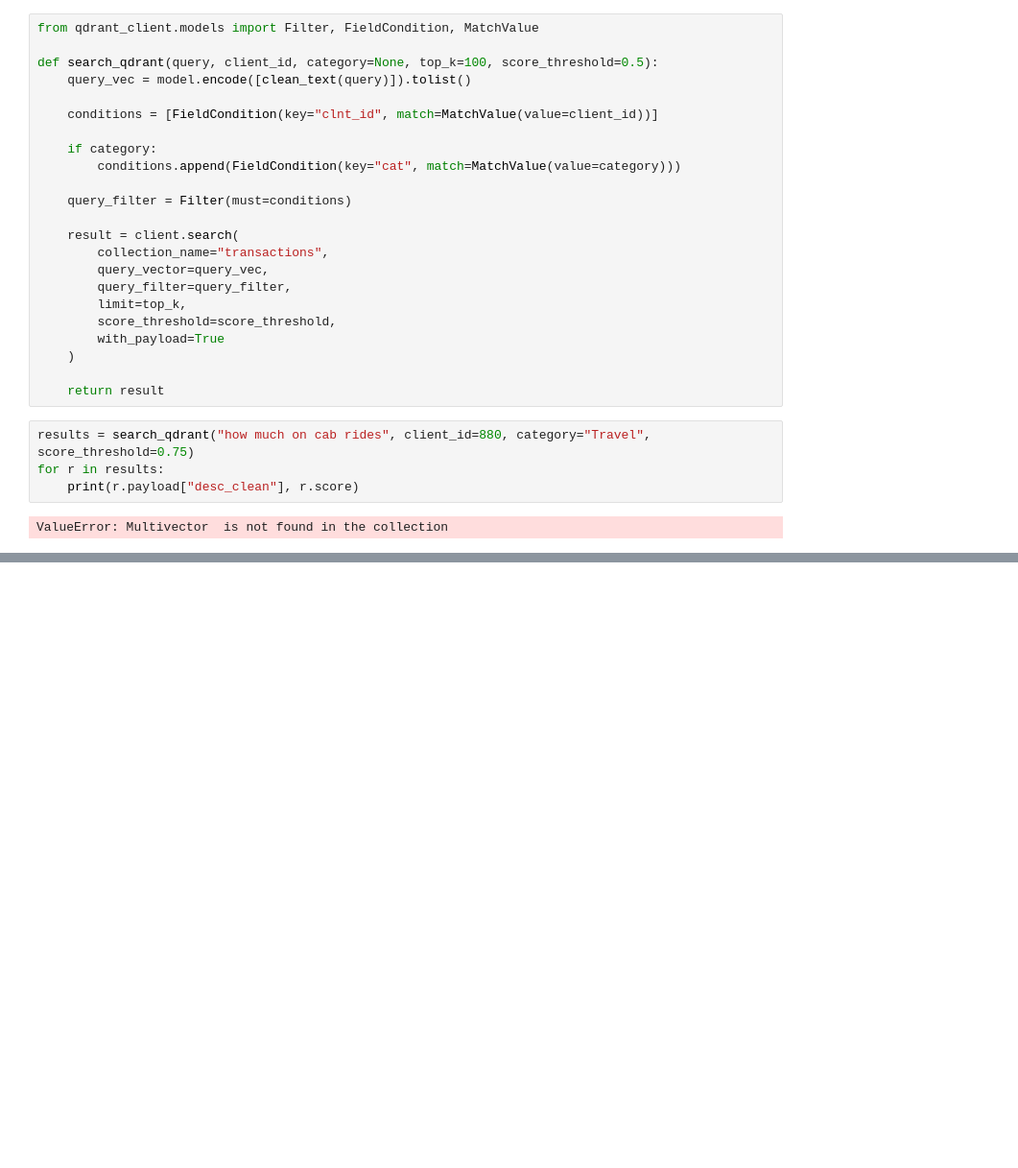
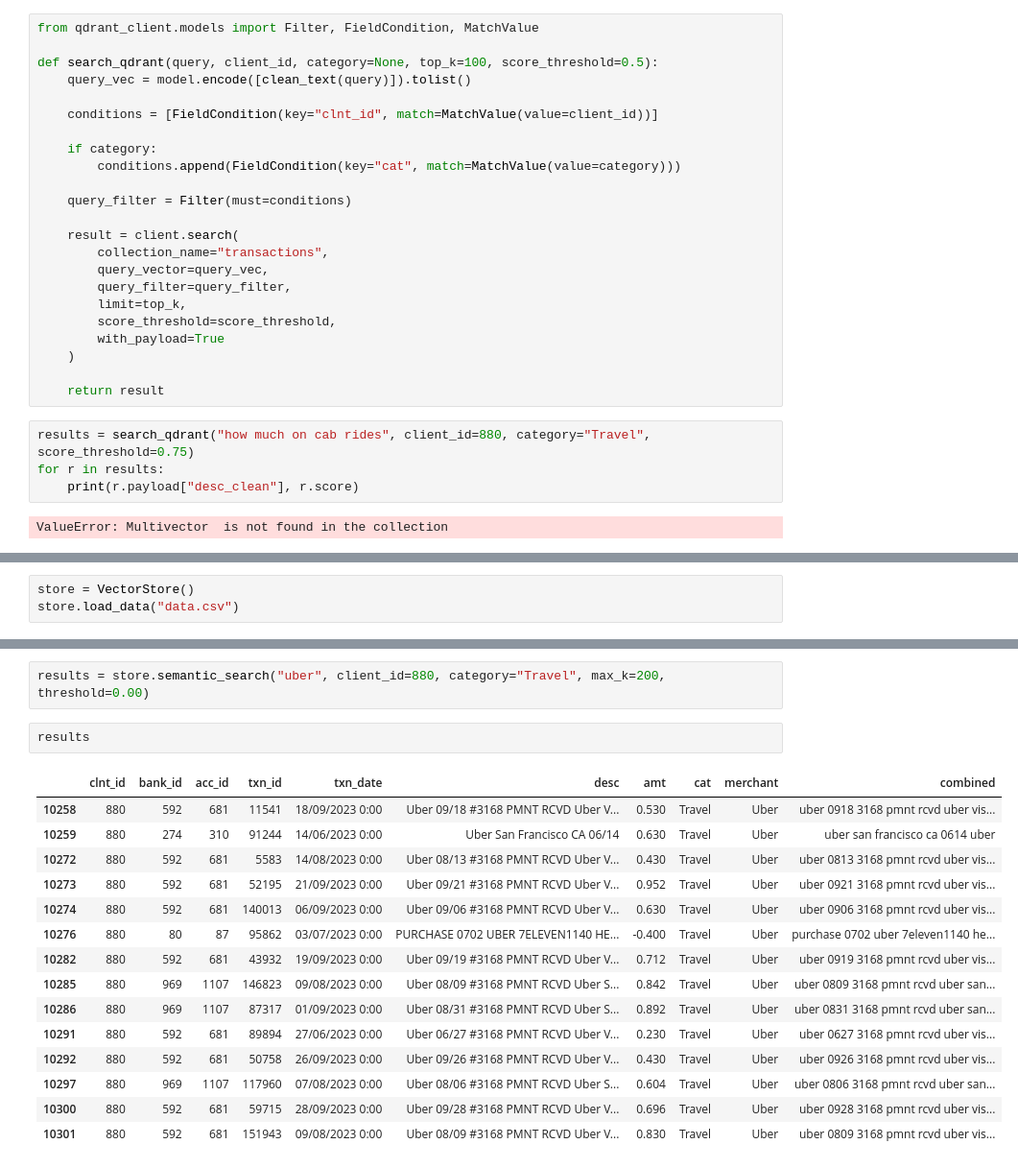
Before and after one commit to dineshram0212/bank-transaction-agent, a Jupyter notebook: data_retrival.ipynb, the cells around one changed output, grey strips where cells are left out. Shown: that part at 96% size. Drawn from its saved outputs; the diff is of its cells as text; blank space fills up the shorter version.

```diff
--- a/data_retrival.ipynb
+++ b/data_retrival.ipynb
@@ -514,0 +526,3 @@ ValueError: Multivector  is not found in the collection
+# %%
+store = VectorStore()
+store.load_data("data.csv")
@@ -514,0 +547,20 @@ ValueError: Multivector  is not found in the collection
+# %%
+results = store.semantic_search("uber", client_id=880, category="Travel", max_k=200, threshold=0.00)
+# %%
+results
+# %% [output]
+|  | clnt_id | bank_id | acc_id | txn_id | txn_date | desc | amt | cat | merchant | combined |
+| 10258 | 880 | 592 | 681 | 11541 | 18/09/2023 0:00 | Uber 09/18 #3168 PMNT RCVD Uber V... | 0.530 | Travel | Uber | uber 0918 3168 pmnt rcvd uber vis... |
+| 10259 | 880 | 274 | 310 | 91244 | 14/06/2023 0:00 | Uber San Francisco CA 06/14 | 0.630 | Travel | Uber | uber san francisco ca 0614 uber |
+| 10272 | 880 | 592 | 681 | 5583 | 14/08/2023 0:00 | Uber 08/13 #3168 PMNT RCVD Uber V... | 0.430 | Travel | Uber | uber 0813 3168 pmnt rcvd uber vis... |
+| 10273 | 880 | 592 | 681 | 52195 | 21/09/2023 0:00 | Uber 09/21 #3168 PMNT RCVD Uber V... | 0.952 | Travel | Uber | uber 0921 3168 pmnt rcvd uber vis... |
+| 10274 | 880 | 592 | 681 | 140013 | 06/09/2023 0:00 | Uber 09/06 #3168 PMNT RCVD Uber V... | 0.630 | Travel | Uber | uber 0906 3168 pmnt rcvd uber vis... |
+| 10276 | 880 | 80 | 87 | 95862 | 03/07/2023 0:00 | PURCHASE 0702 UBER 7ELEVEN1140 HE... | -0.400 | Travel | Uber | purchase 0702 uber 7eleven1140 he... |
+| 10282 | 880 | 592 | 681 | 43932 | 19/09/2023 0:00 | Uber 09/19 #3168 PMNT RCVD Uber V... | 0.712 | Travel | Uber | uber 0919 3168 pmnt rcvd uber vis... |
+| 10285 | 880 | 969 | 1107 | 146823 | 09/08/2023 0:00 | Uber 08/09 #3168 PMNT RCVD Uber S... | 0.842 | Travel | Uber | uber 0809 3168 pmnt rcvd uber san... |
+| 10286 | 880 | 969 | 1107 | 87317 | 01/09/2023 0:00 | Uber 08/31 #3168 PMNT RCVD Uber S... | 0.892 | Travel | Uber | uber 0831 3168 pmnt rcvd uber san... |
+| 10291 | 880 | 592 | 681 | 89894 | 27/06/2023 0:00 | Uber 06/27 #3168 PMNT RCVD Uber V... | 0.230 | Travel | Uber | uber 0627 3168 pmnt rcvd uber vis... |
+| 10292 | 880 | 592 | 681 | 50758 | 26/09/2023 0:00 | Uber 09/26 #3168 PMNT RCVD Uber V... | 0.430 | Travel | Uber | uber 0926 3168 pmnt rcvd uber vis... |
+| 10297 | 880 | 969 | 1107 | 117960 | 07/08/2023 0:00 | Uber 08/06 #3168 PMNT RCVD Uber S... | 0.604 | Travel | Uber | uber 0806 3168 pmnt rcvd uber san... |
+| 10300 | 880 | 592 | 681 | 59715 | 28/09/2023 0:00 | Uber 09/28 #3168 PMNT RCVD Uber V... | 0.696 | Travel | Uber | uber 0928 3168 pmnt rcvd uber vis... |
+| 10301 | 880 | 592 | 681 | 151943 | 09/08/2023 0:00 | Uber 08/09 #3168 PMNT RCVD Uber V... | 0.830 | Travel | Uber | uber 0809 3168 pmnt rcvd uber vis... |
```
Also changed, not shown: parts of 13 cells of this notebook, 6 other files.
